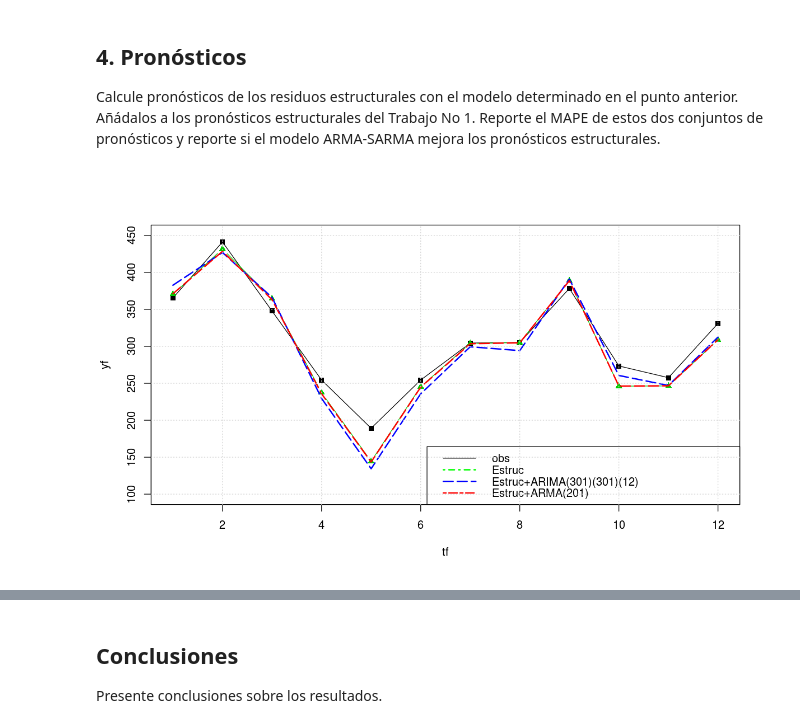
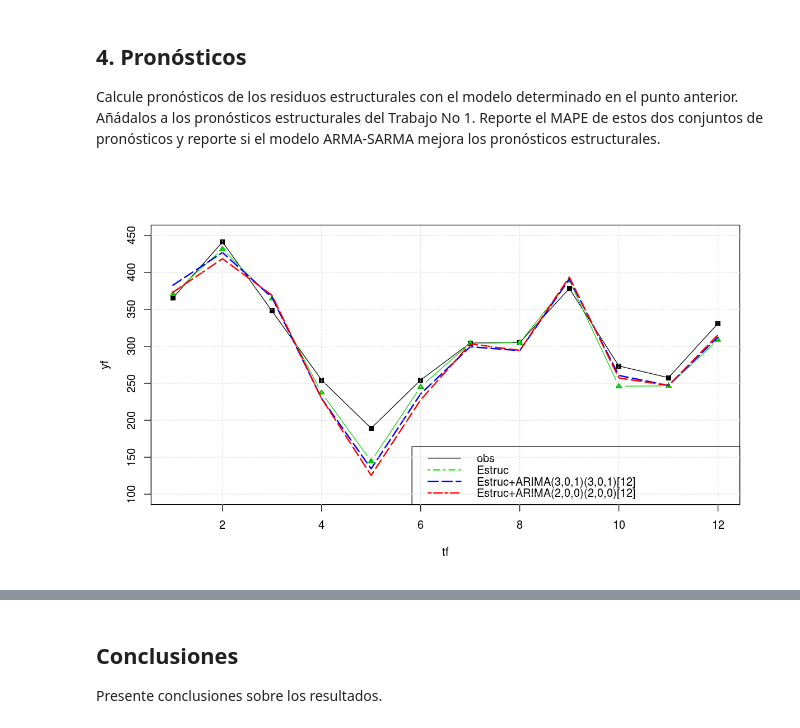
Before and after one commit to davidrivera62/Trabajo2, a Jupyter notebook: Trabajo 2.ipynb, the cells around one changed output, grey strips where cells are left out. Drawn from its saved outputs; the diff is of its cells as text; code cells hidden in the pictures.

```diff
--- a/Trabajo 2.ipynb
+++ b/Trabajo 2.ipynb
@@ -341,13 +366,16 @@ Debe escoger un modelo entre los candidatos encontrados con los métodos anterio
 modelos. Con el modelo escogido valide los residuos con el panel de gráficas (fac, facp, qqplot, densidad, periodograma acumulado y la prueba Ljung-Box. En caso de no
 obtener ruido blanco ensaye con otro de los modelos encontrados.
 # %%
-#Modelo AR(2)
+#Modelo ARIMA(2,0,0)(2,0,0)[12]
 
-mod_AR2 <- arima(r9,
-    order=c(2,0,0))
+mod_ARIMA200 <- arima(r9,
+    order=c(2,0,0),
+    seasonal = list(
+    order = c(2, 0, 0),
+    period = 12))
 
 comparativo <- data.frame(modelo= numeric(0), AIC= numeric(0))
-comparativo[1,]<-c('ARIMA(2,0,0)',AIC(mod_AR2))
+comparativo[1,]<-c('ARIMA(2,0,0)(2,0,0)[12]',AIC(mod_ARIMA200))
 
 #Modelo AR(5)
 
@@ -355,20 +383,6 @@ mod_AR5 <- arima(r9,
     order=c(5,0,0))
 
 comparativo[2,]<-c('ARIMA(5,0,0)',AIC(mod_AR5))
-
-#Modelo AR(12)
-
-mod_AR12 <- arima(r9,
-    order=c(12,0,0))
-
-comparativo[3,]<-c('ARIMA(12,0,0)',AIC(mod_AR12))
-
-#Modelo AR(13)
-
-mod_AR13 <- arima(r9,
-    order=c(13,0,0))
-
-comparativo[4,]<-c('ARIMA(13,0,0)',AIC(mod_AR13))
 
 #ARIMA(3,0,1)(3,0,1)[12]
 
@@ -378,14 +392,14 @@ mod_ARIMA301 = arima(r9,
     order = c(3, 0, 1),
     period = 12))
 
-comparativo[5,]<-c('ARIMA(3,0,1)(3,0,1)[12]',AIC(mod_ARIMA301))
+comparativo[3,]<-c('ARIMA(3,0,1)(3,0,1)[12]',AIC(mod_ARIMA301))
 
 #ARIMA(2,0,1)
 
 mod_ARIMA201 = arima(r9,
     order=c(2,0,1))
 
-comparativo[6,]<-c('ARIMA(2,0,1)',AIC(mod_ARIMA201))
+comparativo[4,]<-c('ARIMA(2,0,1)',AIC(mod_ARIMA201))
 comparativo
 # %% [output]
 | modelo | AIC |
@@ -461,27 +473,27 @@ ARMA-SARMA mejora los pronósticos estructurales.
 # %%
 # --- con el estructural + ARIMA(3,0,1)(3,0,1)[12]
 
 p.arima301 <- predict(mod_ARIMA301,n.ahead = 12)$pred
 p.tot.1 = pron3 + p.arima301
 
-p.ar201 <- predict(mod_ARIMA201, n.ahead=12)$pred
+p.ar201 <- predict(mod_ARIMA200, n.ahead=12)$pred
 p.tot.2 = pron3 + p.ar201
 
 par(mfrow=c(1,1))
 tf = seq(1,length(yf),1)
 plot(tf,yf, type = 'o', pch = 15, ylim=c(100,450))
 lines(tf,pron3, type = 'b', pch = 17,col='green3')
 lines(tf,p.tot.1,lty=5,lwd=2,col='blue')
 lines(tf,p.tot.2,lty=5,lwd=2,col='red')
 
 legend("bottomright",
-c("obs","Estruc","Estruc+ARIMA(301)(301)(12)","Estruc+ARMA(201)"),
+c("obs","Estruc","Estruc+ARIMA(3,0,1)(3,0,1)[12]","Estruc+ARIMA(2,0,0)(2,0,0)[12]"),
 lty = c(1,4,5,6),
 lwd=c(1,2,2,2),
 col=c("black","green","blue","red") )
 grid()
 # %% [output]
-[figure, old version]
+[figure, new version]
 # %%
 A=rbind(
 accuracy(ts(pron3,frequency = 12),yf),
```
Also changed, not shown: parts of 9 cells of this notebook.
